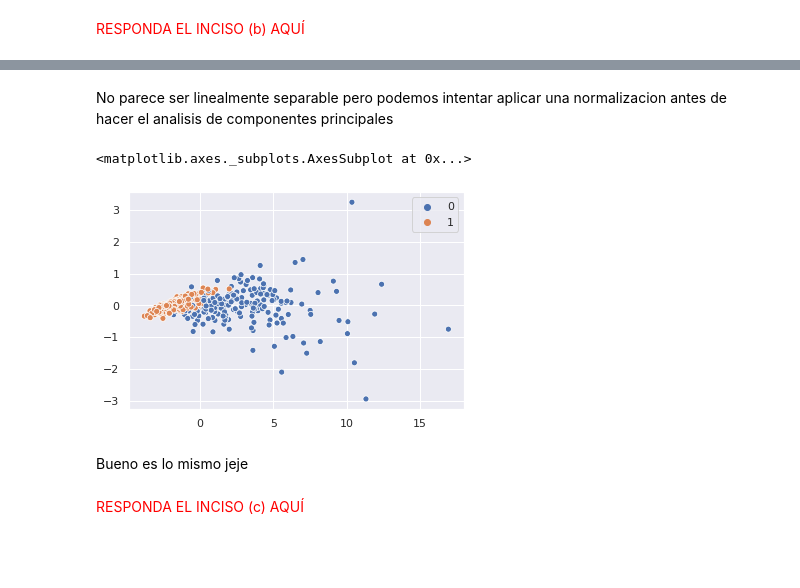
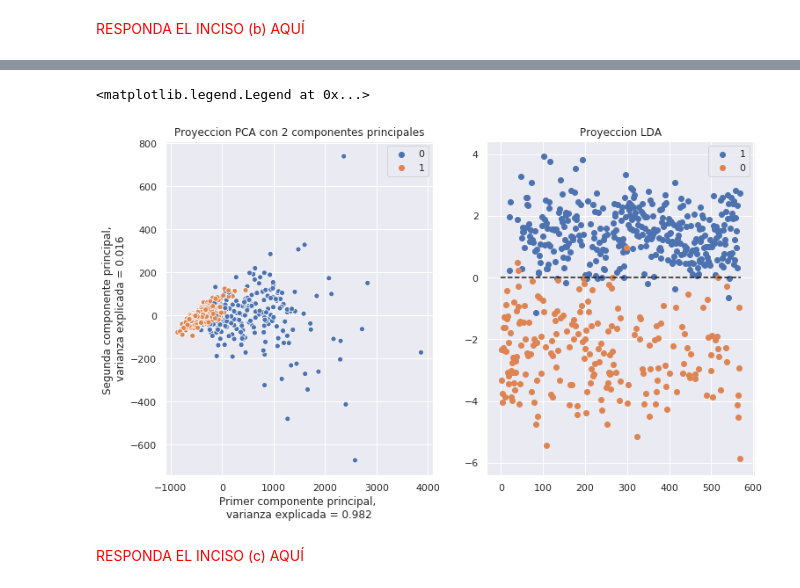
Before and after one commit to git-lu/intro-aprendizaje, a Jupyter notebook: practicos/IntML2020_Analisis_de_componentes_y_discriminantes.ipynb, the cells around one changed output, grey strips where cells are left out. Cells and saved outputs as stored; diff of their text form; code cells hidden in the pictures; blank space fills up the shorter version.

```diff
--- a/practicos/IntML2020_Analisis_de_componentes_y_discriminantes.ipynb
+++ b/practicos/IntML2020_Analisis_de_componentes_y_discriminantes.ipynb
@@ -77,21 +69,31 @@ sns.scatterplot(x=PCA_data[:,0],y=PCA_data[:,1],hue=y)
-# %% [markdown]
-No parece ser linealmente separable pero podemos intentar aplicar una normalizacion antes de hacer el analisis de componentes principales
-# %%
-x_mean = X.mean()
-x_std = X.std()
-x_norm = (X - x_mean)/x_std
-pca = PCA(n_components = 2)
-pca.fit(x_norm)
-PCA_data = pca.transform(x_norm)
-sns.scatterplot(x=PCA_data[:,0],y=PCA_data[:,1],hue=y)
-# %% [output]
-<matplotlib.axes._subplots.AxesSubplot at 0x...>
-[figure, removed]
-# %% [markdown]
-Bueno es lo mismo jeje
-# %%
-lda = LinearDiscriminantAnalysis(store_covariance=True)
-lda.fit(X,y)
-discriminant = lda.transform(X)
+# %%
+pca = PCA(n_components = 2)
+pca.fit(X)
+PCA_data = pca.transform(X)
+
+lda = LinearDiscriminantAnalysis(store_covariance=True)
+lda_data = lda.fit(X,y).transform(X)
+var = pca.explained_variance_ratio_
+N = np.arange(1,len(y)+1)
+
+
+fig = plt.figure(figsize=(12,7))
+
+plt.subplot(1,2,1)
+sns.scatterplot(x=PCA_data[:,0],y=PCA_data[:,1],hue=y)
+plt.title("Proyeccion PCA con 2 componentes principales")
+plt.xlabel("Primer componente principal, \nvarianza explicada = {:.3f}".format(var[0]))
+plt.ylabel("Segunda componente principal, \nvarianza explicada = {:.3f}".format(var[1]))
+
+plt.subplot(1,2,2)
+
+plt.scatter(x=N[y==1],y=lda_data[y==1],label='1')
+plt.scatter(x=N[y==0],y=lda_data[y==0],label='0')
+plt.hlines(0,0,570,ls='--')
+plt.title("Proyeccion LDA")
+plt.legend(loc='best')
+# %% [output]
+<matplotlib.legend.Legend at 0x...>
+[figure, added]
 # %% [markdown]
  <span style="color:red"> RESPONDA EL INCISO  (c) AQUÍ </span>
```
Also changed, not shown: parts of 20 cells of this notebook, 1 other file.
